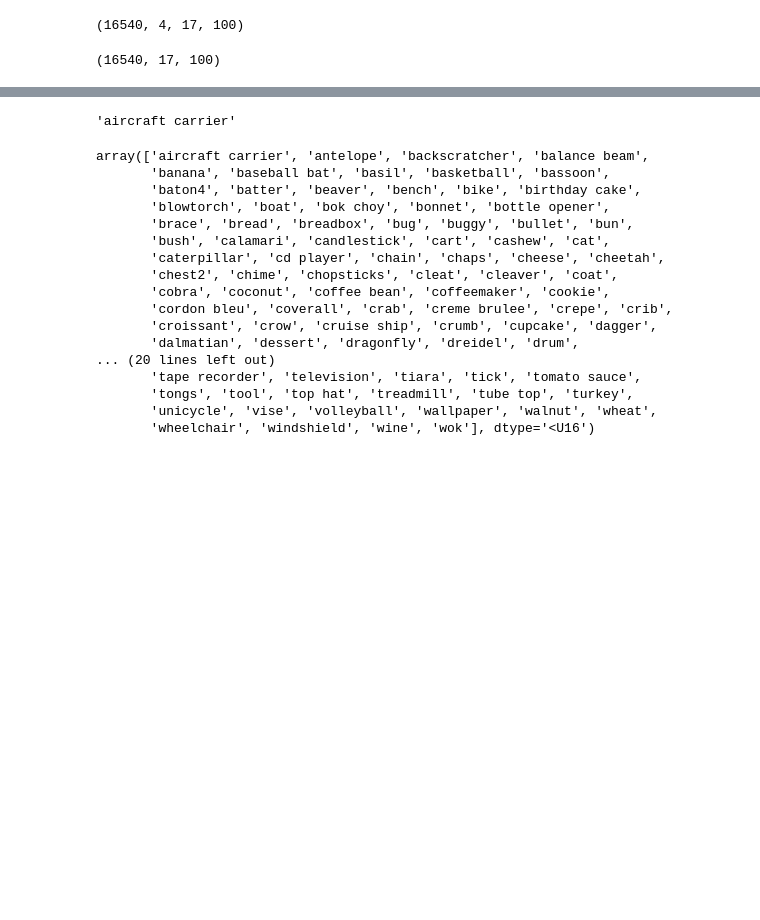
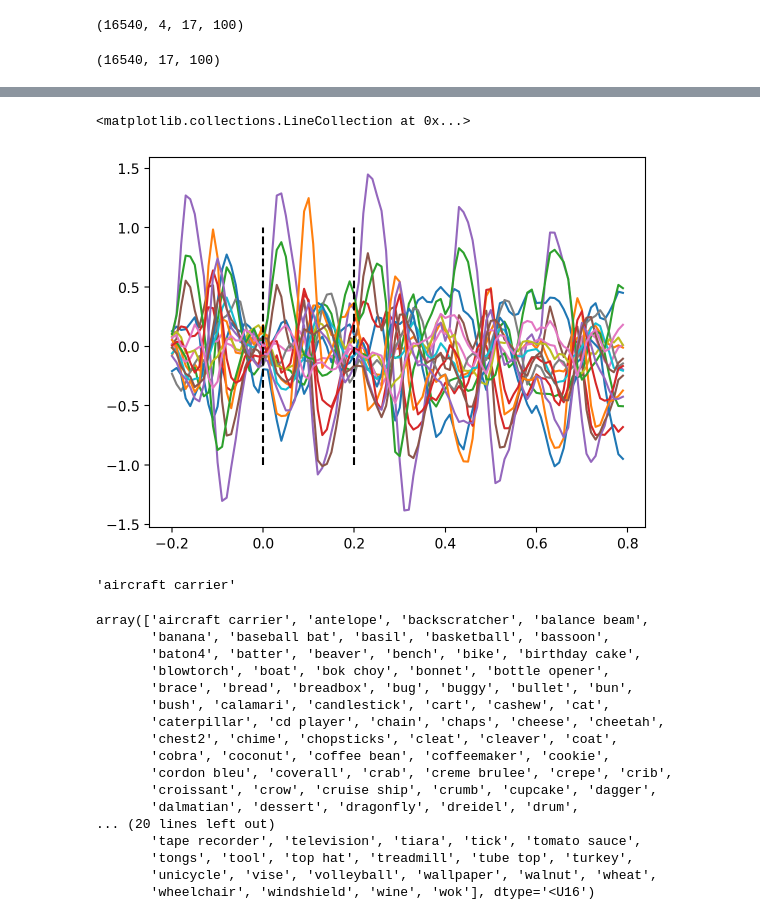
Before and after one commit to desa-lab/EEG-Image-Reconstruction, a Jupyter notebook: thingseeg2_scripts/eeg2_dataset.ipynb, the cells around one changed output, grey strips where cells are left out. Saved outputs shown, nothing was run; the diff lists cells and outputs as text; code cells hidden in the pictures; blank space fills up the shorter version.

```diff
--- a/thingseeg2_scripts/eeg2_dataset.ipynb
+++ b/thingseeg2_scripts/eeg2_dataset.ipynb
@@ -157,6 +179,14 @@ np.save('../data/things-eeg2_preproc/train_thingseeg2_avg.npy', train_thingseeg2
 # %%
 test_thingseeg2_avg = eeg_data_test['preprocessed_eeg_data'].mean(1)[:,:,20:40]
 np.save('../data/things-eeg2_preproc/test_thingseeg2_avg.npy', test_thingseeg2_avg)
+# %%
+test_thingseeg2_avg = eeg_data_test['preprocessed_eeg_data'].mean(1)
+plt.plot(eeg_data_test['times'], test_thingseeg2_avg[0].T)
+plt.vlines(0, -1, 1, 'k', '--')
+plt.vlines(.2, -1, 1, 'k', '--')
+# %% [output]
+<matplotlib.collections.LineCollection at 0x...>
+[figure, added]
 # %%
 ' '.join(img_metadata['test_img_concepts'][0].split('_')[1:])
 # %% [output]
```
Also changed, not shown: parts of 1 cell of this notebook.
